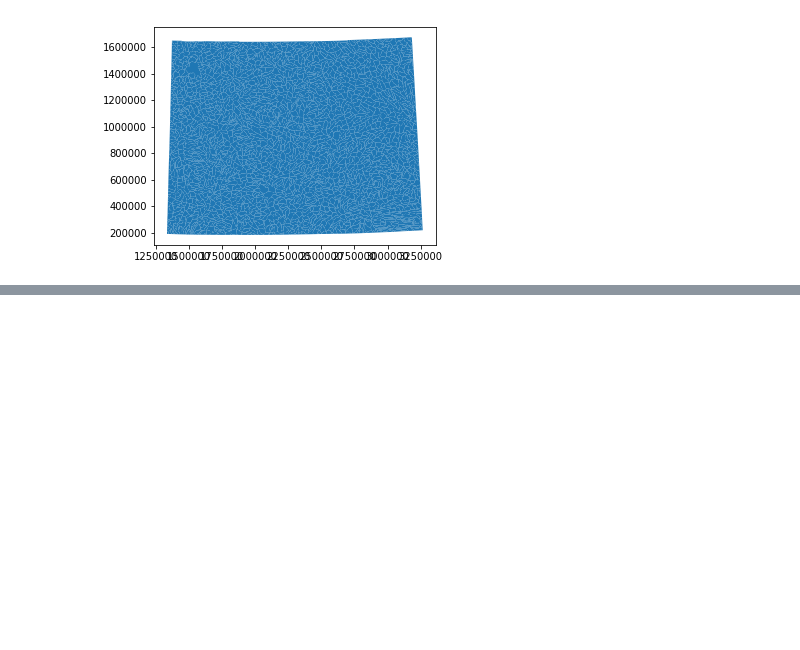
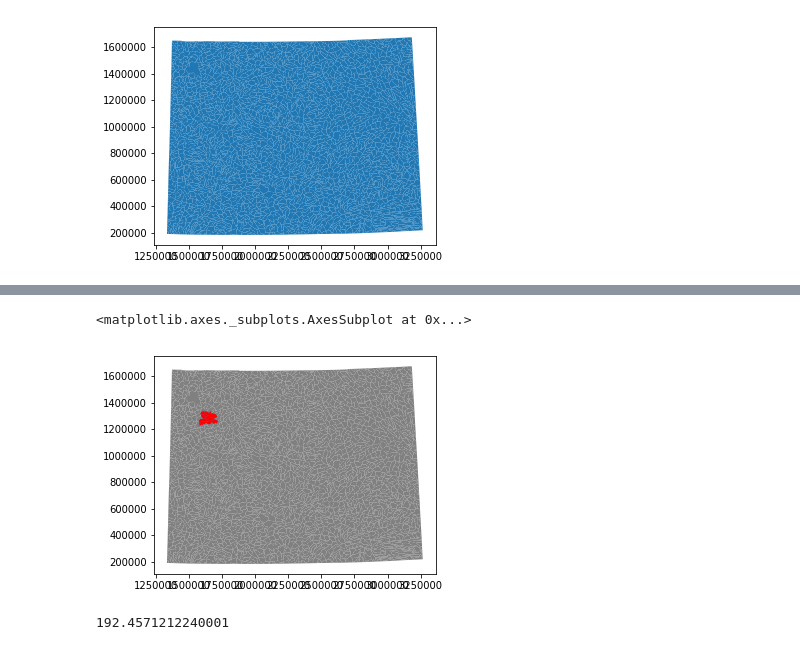
Before and after one commit to jessepisel/criticalandstrategic, a Jupyter notebook: rock hotspots.ipynb, the cells around one changed output, grey strips where cells are left out. Cells and saved outputs as stored; diff of their text form; code cells hidden in the pictures; blank space fills up the shorter version.

```diff
--- a/rock hotspots.ipynb
+++ b/rock hotspots.ipynb
@@ -54,0 +112,12 @@ maximal.to_file(driver='ESRI Shapefile', filename='max_rock_values.shp')
+# %%
+fig, ax = plt.subplots()
+combined.plot( color='gray', ax=ax)
+combined[pd.to_numeric(combined['GiZScore'])>=np.percentile(pd.to_numeric(combined['GiZScore']), 99.9)].plot(ax=ax)
+combined[pd.to_numeric(combined['GiZScore'])==pd.to_numeric(combined['GiZScore']).max()].plot(ax=ax, color='r')
+# %% [output]
+<matplotlib.axes._subplots.AxesSubplot at 0x...>
+[figure, added]
+# %%
+np.percentile(pd.to_numeric(combined['GiZScore']),99.9)
+# %% [output]
+192.4571212240001
```
Also changed, not shown: parts of 10 cells of this notebook, 1 other file.
